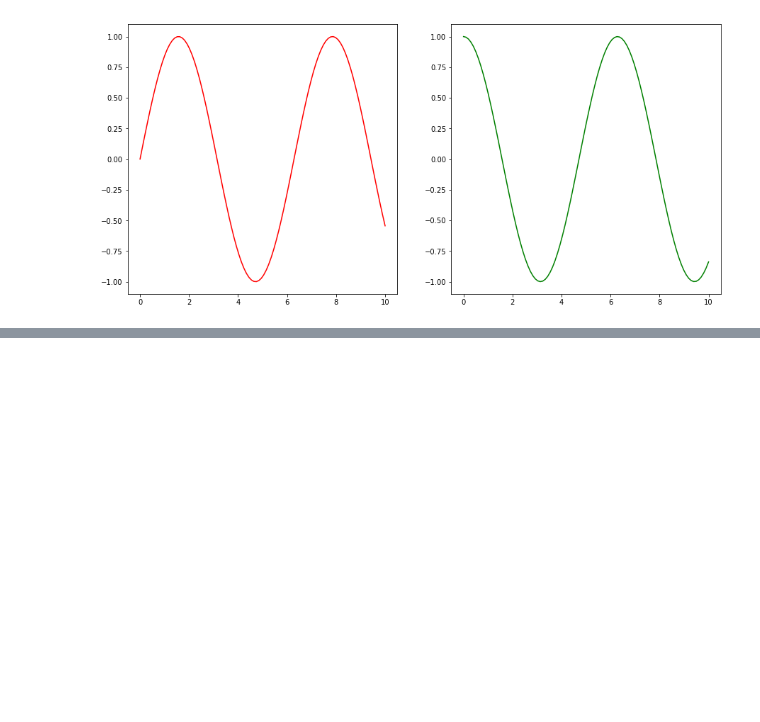
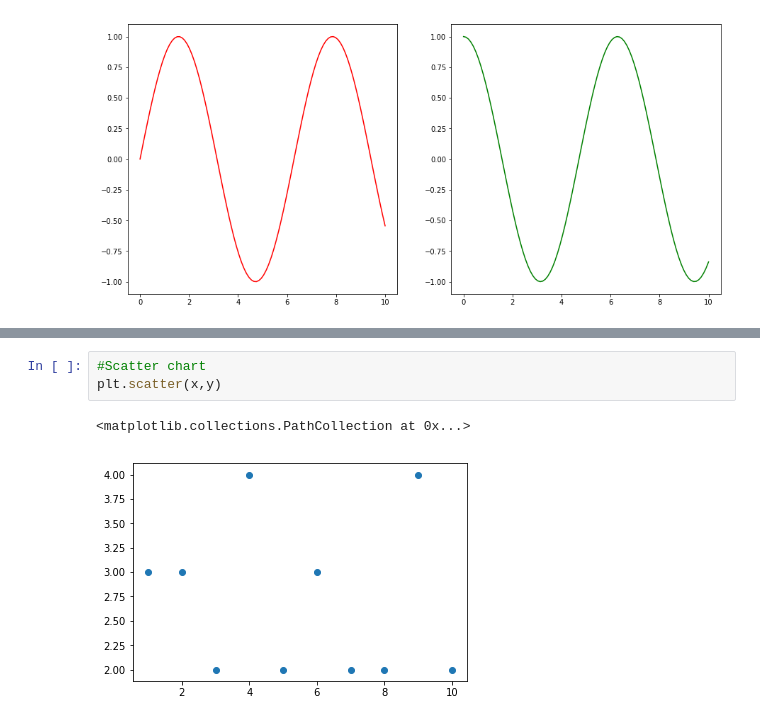
Before and after one commit to jimit105/Data-Science-in-Python-Pandas-Scikit-learn-Numpy-Matplotlib, a Jupyter notebook: Data Visualization with Matplotlib/MatPlotLib.ipynb, the cells around one changed output, grey strips where cells are left out. Saved outputs shown, nothing was run; the diff lists cells and outputs as text; blank space fills up the shorter version.

```diff
--- a/Data Visualization with Matplotlib/MatPlotLib.ipynb
+++ b/Data Visualization with Matplotlib/MatPlotLib.ipynb
@@ -181,0 +199,6 @@ ax[1].plot(x,z,c='green')
+# %%
+#Scatter chart
+plt.scatter(x,y)
+# %% [output]
+<matplotlib.collections.PathCollection at 0x...>
+[figure, added]
```
Also changed, not shown: parts of 7 cells of this notebook.
